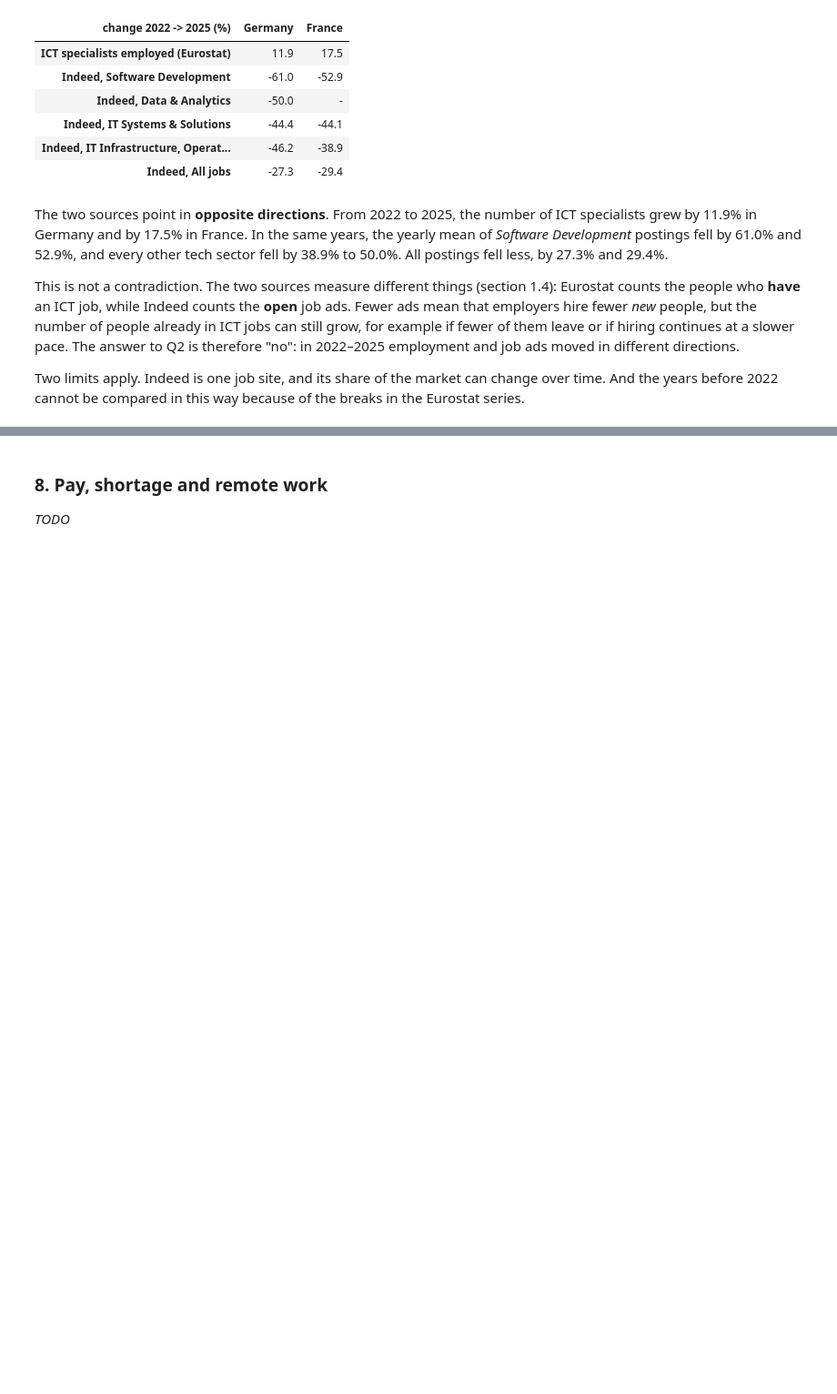
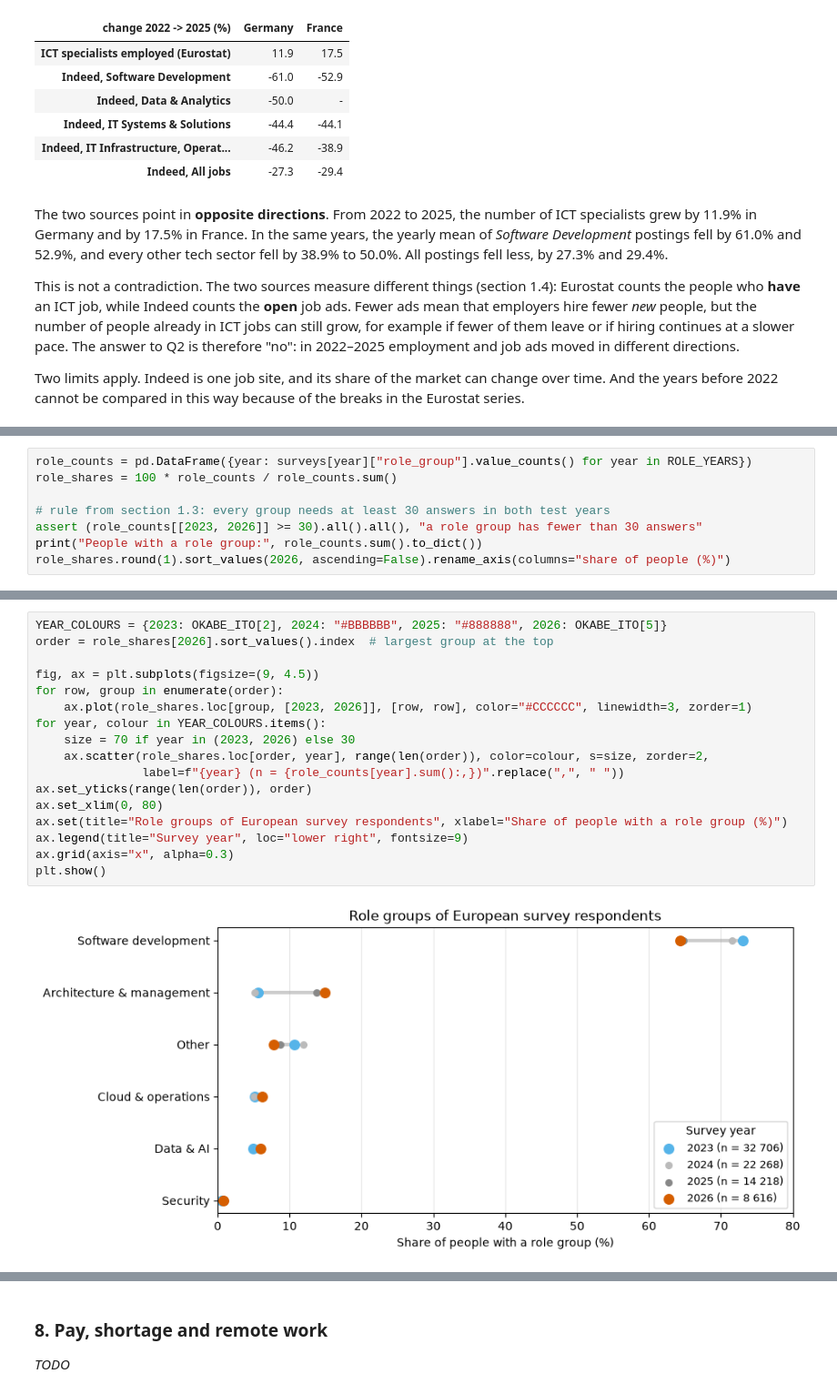
Before and after one commit to N1ko-Gr/eu-tech-job-market, a Jupyter notebook: eu_tech_job_market.ipynb, the cells around one changed output, grey strips where cells are left out. Shown at 91% size. Drawn from its saved outputs; the diff is of its cells as text; blank space fills up the shorter version.

```diff
--- a/eu_tech_job_market.ipynb
+++ b/eu_tech_job_market.ipynb
@@ -1485,0 +1490,8 @@ _TODO_
+# %%
+role_counts = pd.DataFrame({year: surveys[year]["role_group"].value_counts() for year in ROLE_YEARS})
+role_shares = 100 * role_counts / role_counts.sum()
+
+# rule from section 1.3: every group needs at least 30 answers in both test years
+assert (role_counts[[2023, 2026]] >= 30).all().all(), "a role group has fewer than 30 answers"
+print("People with a role group:", role_counts.sum().to_dict())
+role_shares.round(1).sort_values(2026, ascending=False).rename_axis(columns="share of people (%)")
@@ -1485,0 +1508,19 @@ _TODO_
+# %%
+YEAR_COLOURS = {2023: OKABE_ITO[2], 2024: "#BBBBBB", 2025: "#888888", 2026: OKABE_ITO[5]}
+order = role_shares[2026].sort_values().index  # largest group at the top
+
+fig, ax = plt.subplots(figsize=(9, 4.5))
+for row, group in enumerate(order):
+    ax.plot(role_shares.loc[group, [2023, 2026]], [row, row], color="#CCCCCC", linewidth=3, zorder=1)
+for year, colour in YEAR_COLOURS.items():
+    size = 70 if year in (2023, 2026) else 30
+    ax.scatter(role_shares.loc[order, year], range(len(order)), color=colour, s=size, zorder=2,
+               label=f"{year} (n = {role_counts[year].sum():,})".replace(",", " "))
+ax.set_yticks(range(len(order)), order)
+ax.set_xlim(0, 80)
+ax.set(title="Role groups of European survey respondents", xlabel="Share of people with a role group (%)")
+ax.legend(title="Survey year", loc="lower right", fontsize=9)
+ax.grid(axis="x", alpha=0.3)
+plt.show()
+# %% [output]
+[figure, added]
```
Also changed, not shown: parts of 13 cells of this notebook.
